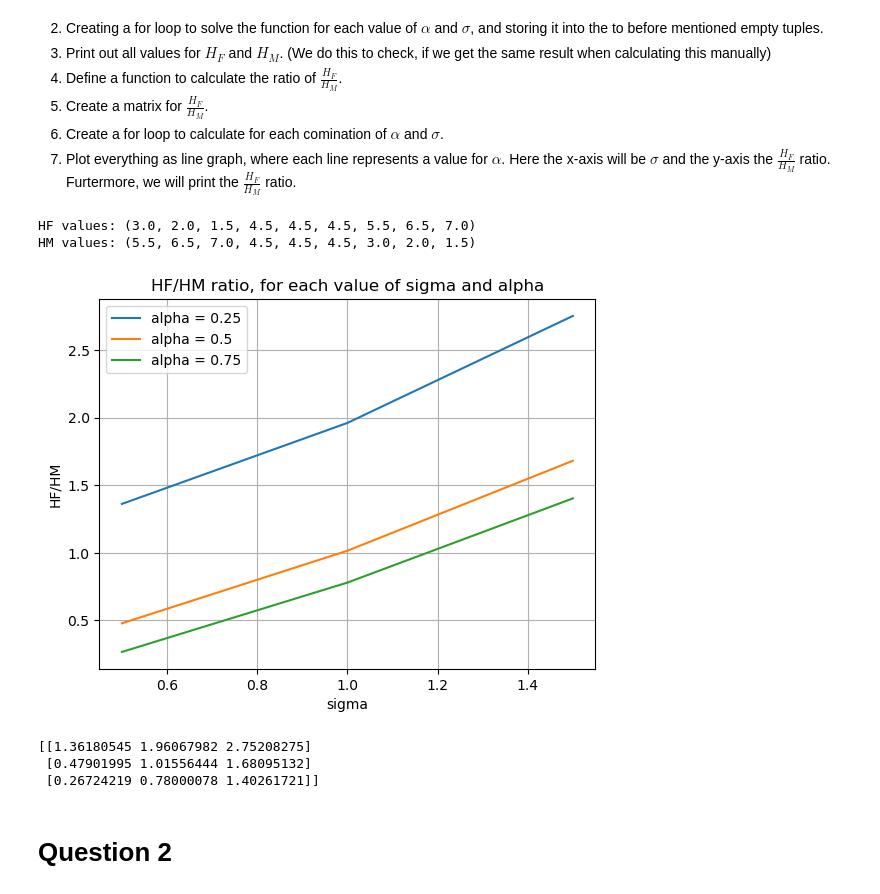
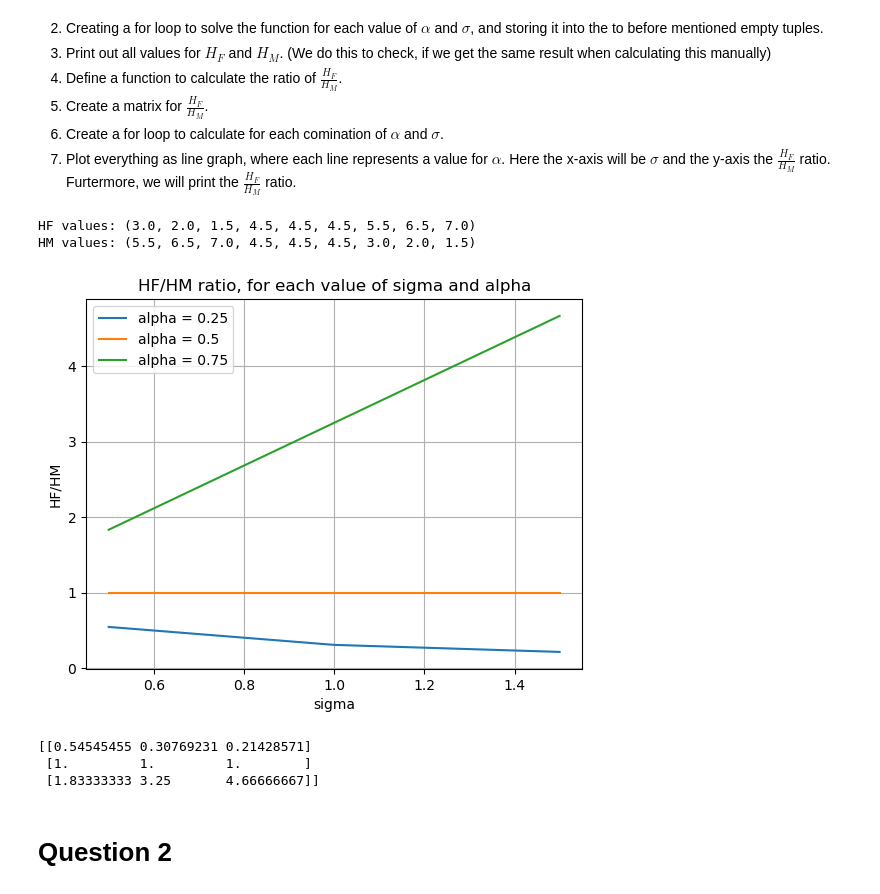
Before and after one commit to NumEconCopenhagen/projects-2023-kscd, a Jupyter notebook: inauguralproject/inauguralproject.ipynb, the cells around one changed output. Cells and saved outputs as stored; diff of their text form; code cells hidden in the pictures.

```diff
--- a/inauguralproject/inauguralproject.ipynb
+++ b/inauguralproject/inauguralproject.ipynb
@@ -47,9 +47,12 @@ To solve this, we can use tuples, for loop and plot functions. The steps being:
 alpha_vals = [0.25, 0.5, 0.75]
 sigma_vals = [0.5, 1.0, 1.5]
 
-# Creating empty tuples for HM and HF
+# Creating empty tuple for HF values and HM values
 HF_values = []
 HM_values = []
+
+# Creating empty tuple for HF/HM ratio
+HF_HM_ratio = []
 
 # Prining values
 for alpha in alpha_vals:
@@ -60,53 +63,47 @@ for alpha in alpha_vals:
         # Solving the model
         result = model.solve_discrete()
 
-        # Appeding values to list for HF and HM
+        # Appending values to list for HF and HM
         HF_values.append(result.HF)
         HM_values.append(result.HM)
+
+        # Appending HF/HM ratio to the list
+        HF_HM_ratio.append(result.HF/result.HM)
+
+# Reshaping the HF/HM ratio list into a matrix
+HF_HM_ratio = np.array(HF_HM_ratio).reshape((len(alpha_vals), len(sigma_vals)))
 
 # Printing tuples
 print("HF values:", tuple(HF_values))
 print("HM values:", tuple(HM_values))
-
-# Defining a function to calculate the ratio of HF/HM
-def HF_HM(alpha, sigma):
-    return ((1 + alpha**2) / (2*alpha)) * np.sqrt(1 + (4*alpha*sigma**2) / (1 + alpha**2)) - 1
-
-# Creating a matrix for the ratio of HF/HM
-HF_HM_ratio = np.zeros((len(alpha_vals), len(sigma_vals)))
-
-# Creating a for loop, to calculate each combination of alpha and sigma in the model
-for i, alpha in enumerate(alpha_vals):
-    for j, sigma in enumerate(sigma_vals):
-        HF_HM_ratio[i, j] = HF_HM(alpha, sigma)
 
 # Line plot for each value of alpha
 for i, alpha in enumerate(alpha_vals):
     plt.plot(sigma_vals, HF_HM_ratio[i,:], label=f'alpha = {alpha}')
 
 # Ploting label names and graph titel
 plt.xlabel('sigma')
 plt.ylabel('HF/HM')
 plt.title('HF/HM ratio, for each value of sigma and alpha')
 
 # Adding a legends
 plt.legend()
 
 # Adding gridlines
 plt.grid()
 
 # Show the plot
 plt.show()
 
 # Printing HF/HM ratio
 print(HF_HM_ratio)
 # %% [output]
 HF values: (3.0, 2.0, 1.5, 4.5, 4.5, 4.5, 5.5, 6.5, 7.0)
 HM values: (5.5, 6.5, 7.0, 4.5, 4.5, 4.5, 3.0, 2.0, 1.5)
-[figure, old version]
+[figure, new version]
-[[1.36180545 1.96067982 2.75208275]
- [0.47901995 1.01556444 1.68095132]
- [0.26724219 0.78000078 1.40261721]]
+[[0.54545455 0.30769231 0.21428571]
+ [1.         1.         1.        ]
+ [1.83333333 3.25       4.66666667]]
 # %% [markdown]
 # Question 2
 # %% [markdown]
```
Also changed, not shown: parts of 2 cells of this notebook.
